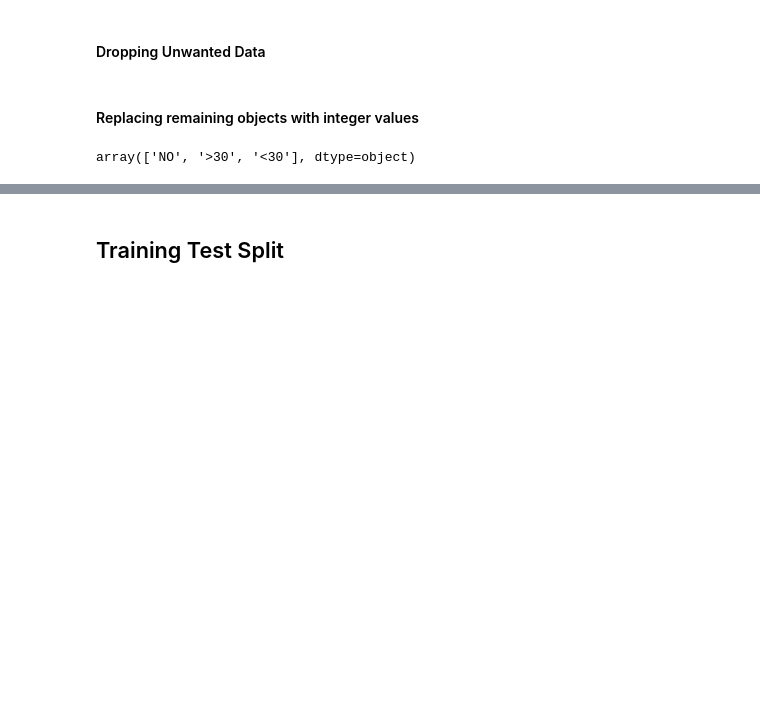
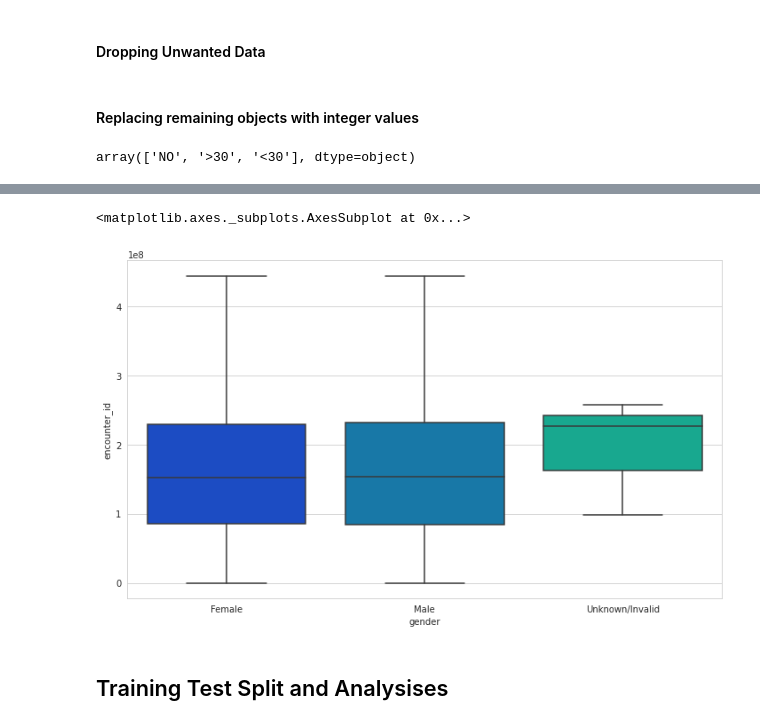
Before and after one commit to Clever-Lazinezz/NoteBook, a Jupyter notebook: Mini_Project_4.ipynb, the cells around one changed output, grey strips where cells are left out. Drawn from its saved outputs; the diff is of its cells as text; code cells hidden in the pictures; blank space fills up the shorter version.

```diff
--- a/Mini_Project_4.ipynb
+++ b/Mini_Project_4.ipynb
@@ -208,4 +228,12 @@ Name: race, dtype: int64
+# %%
+# Checking for the relations between encounter id and gender
+# Both genders seem to have insignificant fluctuations in encount id classification
+plt.figure(figsize=(12,7))
+sns.boxplot(x='gender', y='encounter_id', data=df, palette='winter')
+# %% [output]
+<matplotlib.axes._subplots.AxesSubplot at 0x...>
+[figure, added]
 # %% [markdown]
-## Training Test Split
+## Training Test Split and Analysises
 # %%
 from sklearn.model_selection import train_test_split
```
Also changed, not shown: parts of 43 cells of this notebook.
